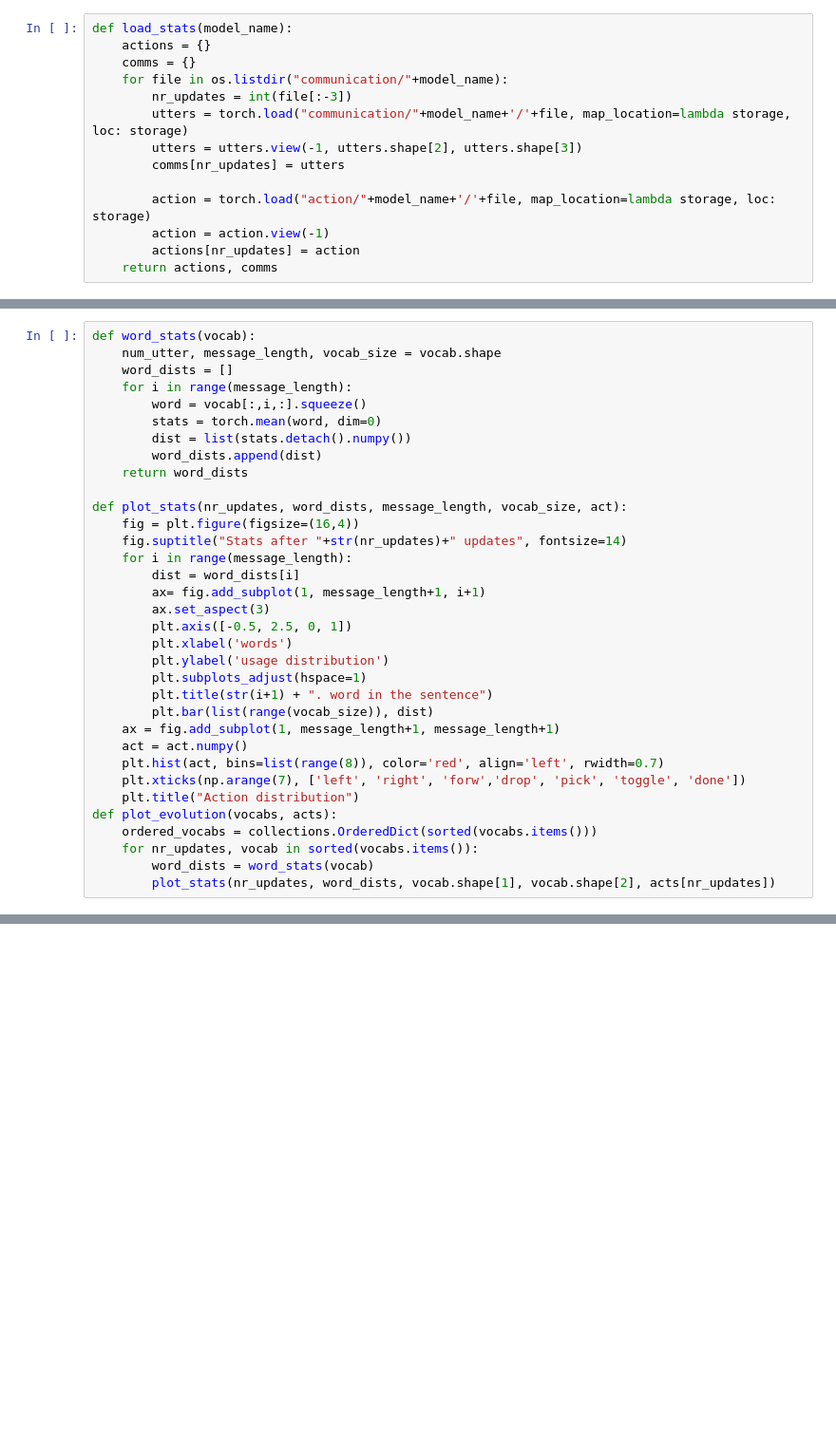
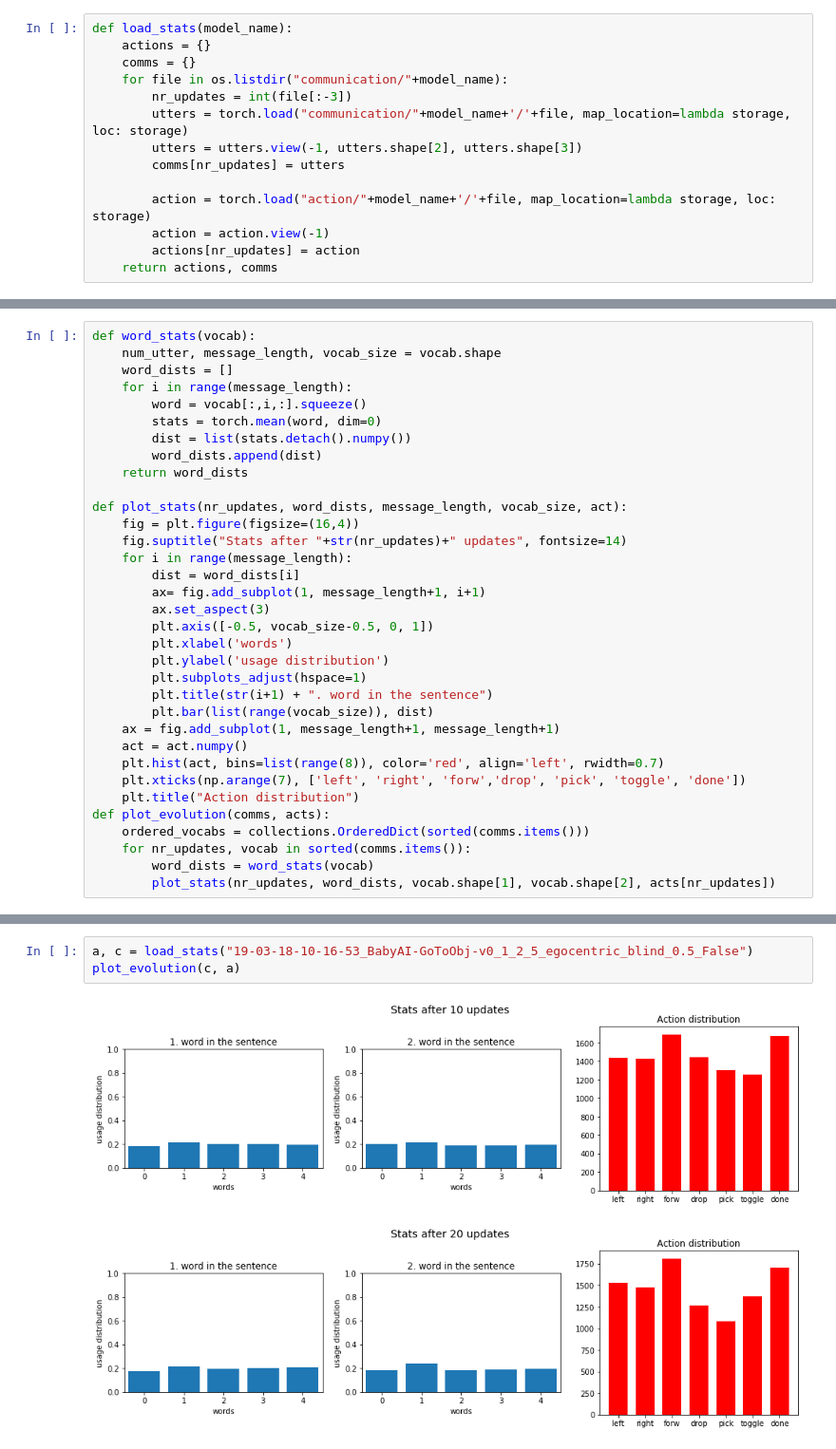
Before and after one commit to Bencee16/babyai, a Jupyter notebook: babyai/plot_stats.ipynb, the cells around one changed output, grey strips where cells are left out. Shown at 95% size. Saved outputs shown, nothing was run; the diff lists cells and outputs as text; blank space fills up the shorter version.

```diff
--- a/babyai/plot_stats.ipynb
+++ b/babyai/plot_stats.ipynb
@@ -38,7 +42,7 @@ def plot_stats(nr_updates, word_dists, message_length, vocab_size, act):
         dist = word_dists[i]
         ax= fig.add_subplot(1, message_length+1, i+1)
         ax.set_aspect(3)
-        plt.axis([-0.5, 2.5, 0, 1])
+        plt.axis([-0.5, vocab_size-0.5, 0, 1])
         plt.xlabel('words')
         plt.ylabel('usage distribution')
         plt.subplots_adjust(hspace=1)
@@ -49,8 +53,8 @@ def plot_stats(nr_updates, word_dists, message_length, vocab_size, act):
     plt.hist(act, bins=list(range(8)), color='red', align='left', rwidth=0.7)
     plt.xticks(np.arange(7), ['left', 'right', 'forw','drop', 'pick', 'toggle', 'done'])
     plt.title("Action distribution")
-def plot_evolution(vocabs, acts):
-    ordered_vocabs = collections.OrderedDict(sorted(vocabs.items()))
-    for nr_updates, vocab in sorted(vocabs.items()):
+def plot_evolution(comms, acts):
+    ordered_vocabs = collections.OrderedDict(sorted(comms.items()))
+    for nr_updates, vocab in sorted(comms.items()):
         word_dists = word_stats(vocab)
         plot_stats(nr_updates, word_dists, vocab.shape[1], vocab.shape[2], acts[nr_updates])
@@ -73,0 +61,6 @@ plot_evolution(c, a)
+# %%
+a, c = load_stats("19-03-18-10-16-53_BabyAI-GoToObj-v0_1_2_5_egocentric_blind_0.5_False")
+plot_evolution(c, a)
+# %% [output]
+[figure, added]
+[figure, added]
```
Also changed, not shown: parts of 3 cells of this notebook, 3 other files.
